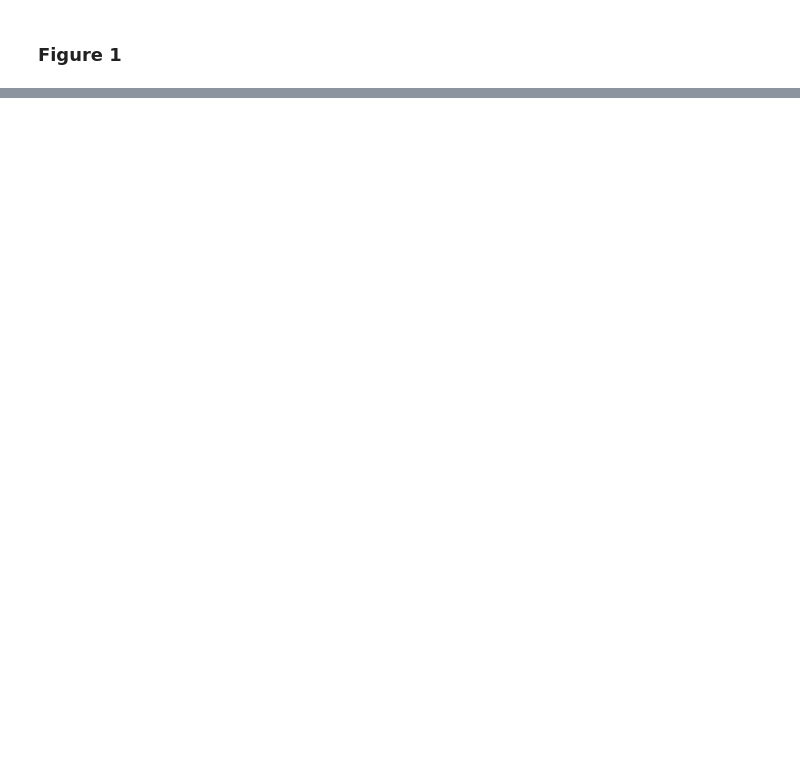
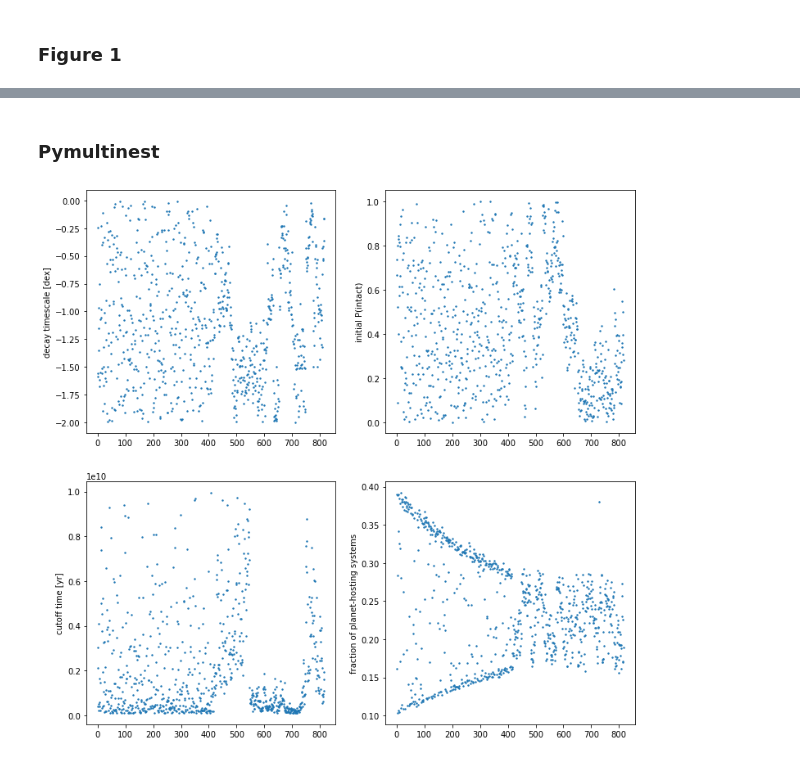
Before and after one commit to exoclam/sculpting, a Jupyter notebook: paper/figures.ipynb, the cells around one changed output, grey strips where cells are left out. Cells and saved outputs as stored; diff of their text form; code cells hidden in the pictures; blank space fills up the shorter version.

```diff
--- a/paper/figures.ipynb
+++ b/paper/figures.ipynb
@@ -101,0 +156,27 @@ plt.show()
+# %% [markdown]
+### Pymultinest
+# %%
+multinest_df = pd.read_csv(path+'hipergator/pymultinest/test_1_.txt', sep='\s+',
+                           names=['error','logL','m','b','c','f'])
+#print(multinest_df)
+
+fig, axes = plt.subplots(figsize=(12,12))
+ax1 = plt.subplot2grid((2,2), (0,0))
+ax1.scatter(multinest_df.index, multinest_df.m, s=2)
+ax1.set_ylabel('decay timescale [dex]')
+
+ax2 = plt.subplot2grid((2,2), (0,1))
+ax2.scatter(multinest_df.index, multinest_df.b, s=2)
+ax2.set_ylabel('initial P(intact)')
+
+ax3 = plt.subplot2grid((2,2), (1,0))
+ax3.scatter(multinest_df.index, multinest_df.c, s=2)
+ax3.set_ylabel('cutoff time [yr]')
+
+ax4 = plt.subplot2grid((2,2), (1,1))
+ax4.scatter(multinest_df.index, multinest_df.f, s=2)
+ax4.set_ylabel('fraction of planet-hosting systems')
+plt.savefig('posterior_chains.eps', format='eps')
+plt.show()
+# %% [output]
+[figure, added]
```
Also changed, not shown: parts of 8 cells of this notebook.
